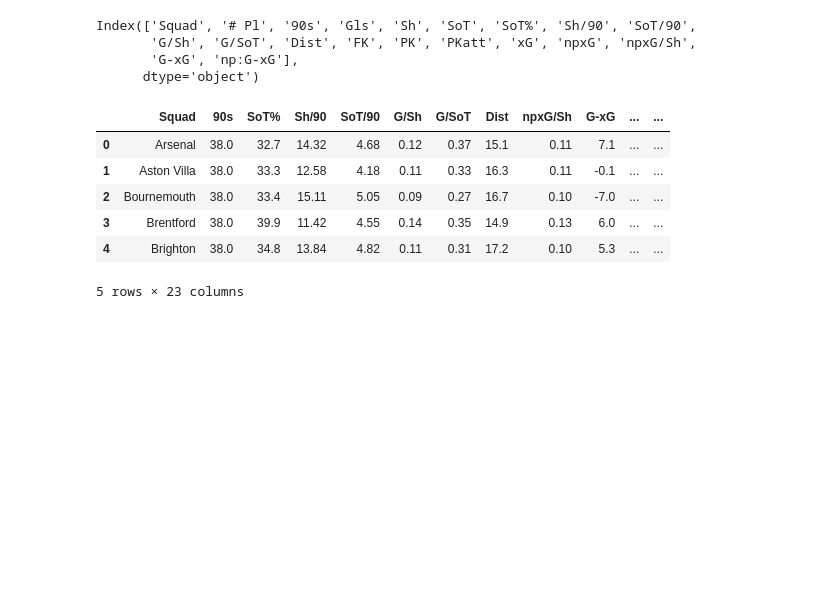
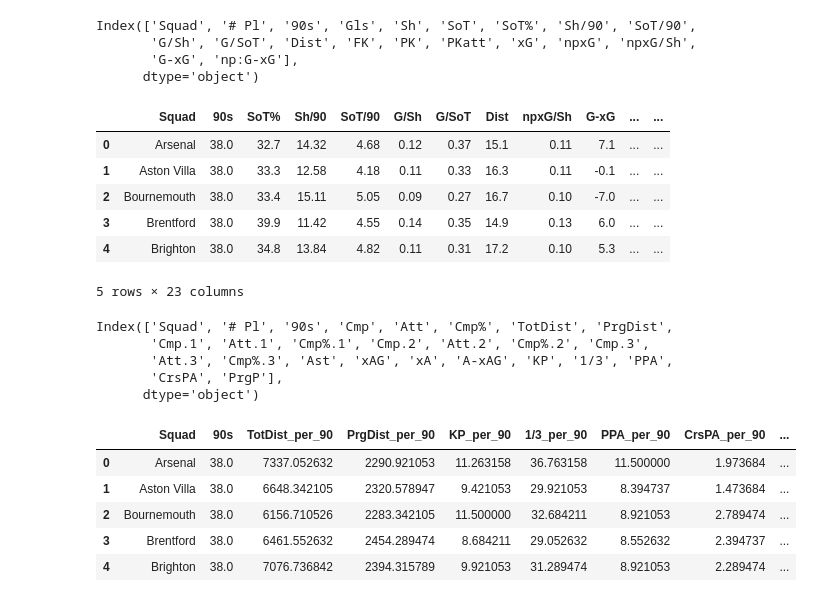
Before and after one commit to patel-mark/football_data_processing, a Jupyter notebook: notebooks/Untitled.ipynb, the cells around one changed output. Drawn from its saved outputs; the diff is of its cells as text; code cells hidden in the pictures; blank space fills up the shorter version.

Commit message:
PL_Squad_Passing_Stats_df

```diff
--- a/notebooks/Untitled.ipynb
+++ b/notebooks/Untitled.ipynb
@@ -366,3 +366,11 @@ PL_Squad_Shooting_Stats_df.head()
 | 3 | Brentford | 38.0 | 39.9 | 11.42 | 4.55 | 0.14 | 0.35 | 14.9 | 0.13 | 6.0 | ... | ... |
 | 4 | Brighton | 38.0 | 34.8 | 13.84 | 4.82 | 0.11 | 0.31 | 17.2 | 0.10 | 5.3 | ... | ... |
 5 rows × 23 columns
+# %%
+PL_9.columns
+# %% [output]
+Index(['Squad', '# Pl', '90s', 'Cmp', 'Att', 'Cmp%', 'TotDist', 'PrgDist',
+       'Cmp.1', 'Att.1', 'Cmp%.1', 'Cmp.2', 'Att.2', 'Cmp%.2', 'Cmp.3',
+       'Att.3', 'Cmp%.3', 'Ast', 'xAG', 'xA', 'A-xAG', 'KP', '1/3', 'PPA',
+       'CrsPA', 'PrgP'],
+      dtype='object')
@@ -368,0 +396,46 @@ PL_Squad_Shooting_Stats_df.head()
+# %%
+# Define columns to drop entirely
+drop_cols = ['# Pl', 'Cmp', 'Att', 'Cmp%',
+       'Cmp.1', 'Att.1', 'Cmp%.1', 'Cmp.2', 'Att.2', 'Cmp%.2', 'Cmp.3',
+       'Att.3', 'Cmp%.3', 'Ast', 'xAG', 'xA', 'A-xAG', 'PrgP']
+
+# Define columns to divide by 'MP' (and later drop)
+divide_cols = ['TotDist', 'PrgDist', 'KP', '1/3', 'PPA', 'CrsPA']
+
+# Create new calculated columns (original_value / MP)
+for col in divide_cols:
+    new_col_name = f'{col}_per_90'  # Name for the new column
+    PL_10[new_col_name] = PL_10[col] / PL_10['90s']  # Perform division
+
+    # Handle division by zero (if MP=0, set result to 0)
+    PL_10.loc[PL_10['90s'] == 0, new_col_name] = 0
+
+# Drop both the initial drop_cols and the original divide_cols
+PL_10.drop(columns=drop_cols + divide_cols, inplace=True)
+
+# Remove "vs " prefix from 'Squad' column
+PL_10['Squad'] = PL_10['Squad'].str.replace('^vs ', '', regex=True)
+
+# Rename columns (except 'Squad') by appending "_against"
+new_columns = {
+    col: f"{col}_against"
+    for col in PL_10.columns
+    if col != 'Squad'
+}
+PL_10.rename(columns=new_columns, inplace=True)
+# %%
+PL_Squad_Passing_Stats_df = pd.merge(
+    PL_9,          # Left DataFrame
+    PL_10,          # Right DataFrame
+    on='Squad',    # Merge key
+    how='inner'    # Use 'inner' to keep only matching squads (change to 'left'/'right'/'outer' if needed)
+)
+# %%
+PL_Squad_Passing_Stats_df.head()
+# %% [output]
+|  | Squad | 90s | TotDist_per_90 | PrgDist_per_90 | KP_per_90 | 1/3_per_90 | PPA_per_90 | CrsPA_per_90 | ... |
+| 0 | Arsenal | 38.0 | 7337.052632 | 2290.921053 | 11.263158 | 36.763158 | 11.500000 | 1.973684 | ... |
+| 1 | Aston Villa | 38.0 | 6648.342105 | 2320.578947 | 9.421053 | 29.921053 | 8.394737 | 1.473684 | ... |
+| 2 | Bournemouth | 38.0 | 6156.710526 | 2283.342105 | 11.500000 | 32.684211 | 8.921053 | 2.789474 | ... |
+| 3 | Brentford | 38.0 | 6461.552632 | 2454.289474 | 8.684211 | 29.052632 | 8.552632 | 2.394737 | ... |
+| 4 | Brighton | 38.0 | 7076.736842 | 2394.315789 | 9.921053 | 31.289474 | 8.921053 | 2.289474 | ... |
```
Also changed, not shown: parts of 1 cell of this notebook.
